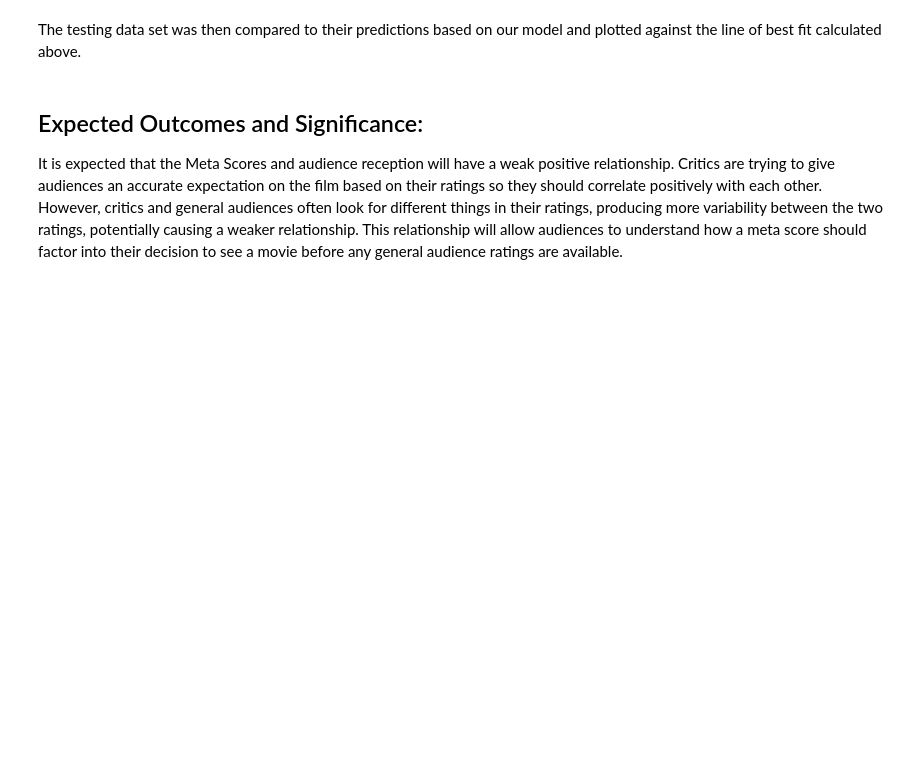
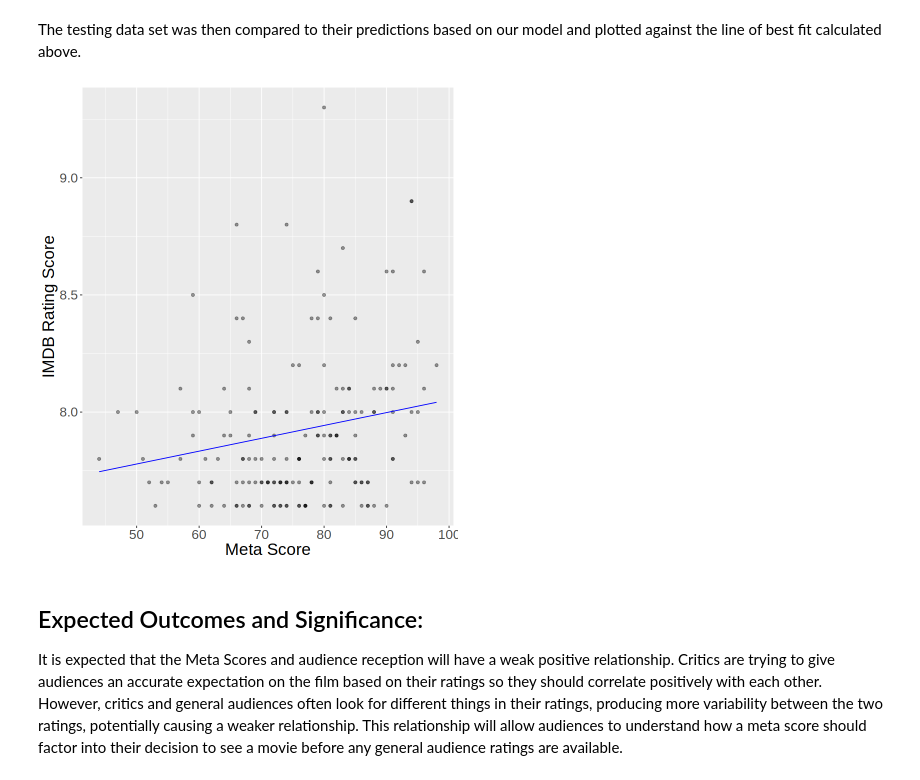
Before and after one commit to anh-dong/dsci-100-2023w1-group-33, a Jupyter notebook: Report.ipynb, the cells around one changed output. Cells and saved outputs as stored; diff of their text form; code cells hidden in the pictures; blank space fills up the shorter version.

```diff
--- a/Report.ipynb
+++ b/Report.ipynb
@@ -130,18 +168,21 @@ The testing data set was then compared to their predictions based on our model a
 # %%
 test_preds <-  lm_fit |>
    predict(movies_testing) |>
    bind_cols(movies_testing)
 
 lm_predictions_test <- test_preds |>
      ggplot(aes(x = Meta_score, y =IMDB_Rating )) +
          geom_point(alpha = 0.4) +
          geom_line(
              mapping = aes(x = Meta_score, y = .pred),
              color = "blue") +
-        labs(x="Meta Score", y="IMDB Rating Score", title="Meta Score vs. IMDB Rating Score", caption="Testing data set")+
+xlab("Meta Score")+
+ylab("IMDB Rating Score")+
          theme(text = element_text(size = 20))
 lm_predictions_test
 #TODO: in general we should try and get rid of the warning messages. I think this should be done when we remove NA values from our training/testing set.
+# %% [output]
+[figure, added]
 # %% [markdown]
 ## Expected Outcomes and Significance:
 It is expected that the Meta Scores and audience reception will have a weak positive relationship. Critics are trying to give audiences an accurate expectation on the film based on their ratings so they should correlate positively with each other. However, critics and general audiences often look for different things in their ratings, producing more variability between the two ratings, potentially causing a weaker relationship. This relationship will allow audiences to understand how a meta score should factor into their decision to see a movie before any general audience ratings are available.
```
Also changed, not shown: parts of 8 cells of this notebook.
